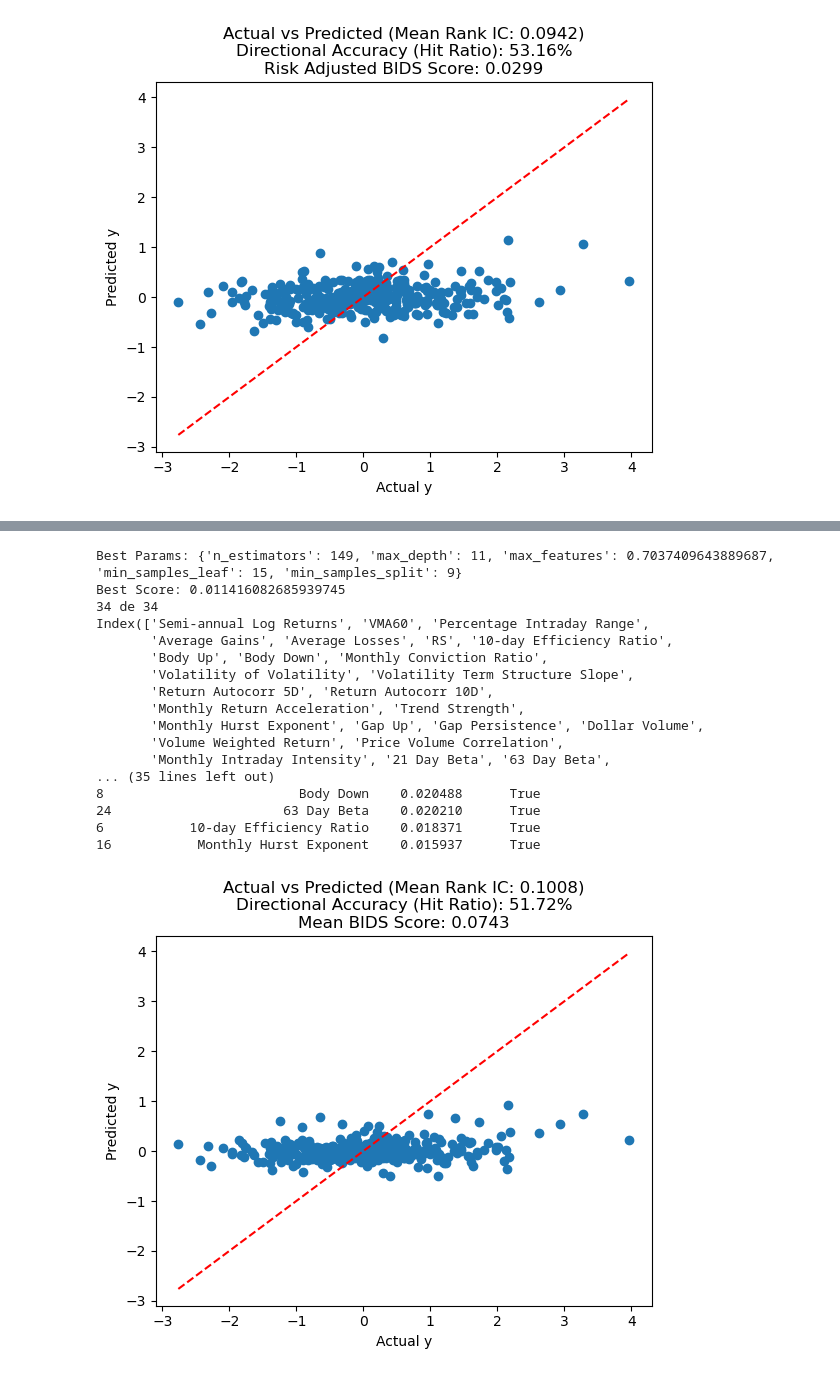
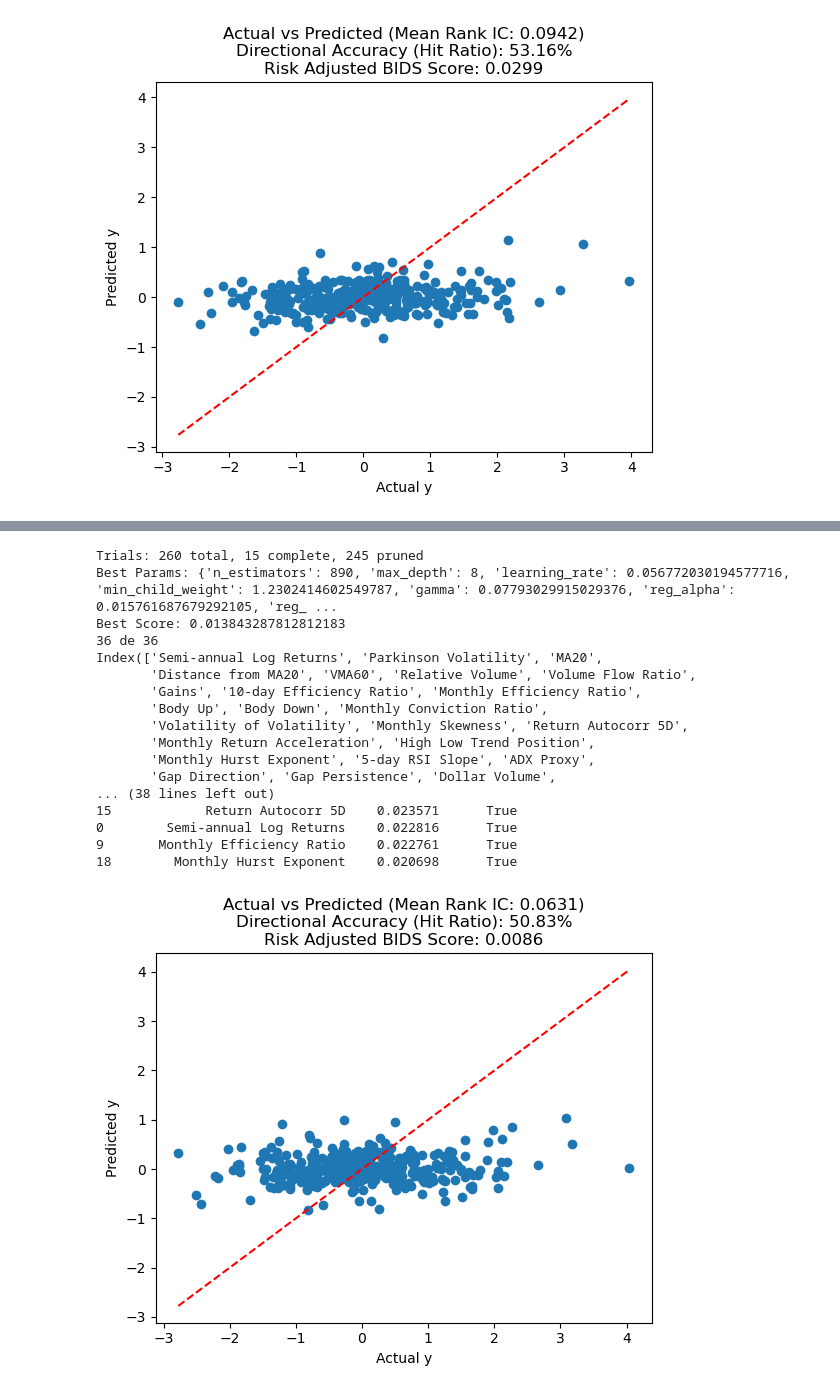
Before and after one commit to jaimebeng/TFG, a Jupyter notebook: notebooks/04_model_training.ipynb, the cells around one changed output, grey strips where cells are left out. Drawn from its saved outputs; the diff is of its cells as text; code cells hidden in the pictures.

```diff
--- a/notebooks/04_model_training.ipynb
+++ b/notebooks/04_model_training.ipynb
@@ -647,29 +775,34 @@ class RollingOptunaSearch():
 # %%
-#random forest
+# XGBoost - OPTIMIZED search space (tighter to prevent overfitting)
 
-def rf_builder(trial):
-    return RandomForestRegressor(
-        n_estimators=trial.suggest_int("n_estimators", 80, 300),
-        max_depth=trial.suggest_int("max_depth", 4, 14),
-        max_features=trial.suggest_float("max_features", 0.3, 1.0),
-        min_samples_leaf=trial.suggest_int("min_samples_leaf", 4, 18),
-        min_samples_split=trial.suggest_int("min_samples_split", 3, 12),
+def xg_builder(trial):
+    return XGBRegressor(
+        n_estimators=trial.suggest_int("n_estimators", 150, 1200),
+        max_depth=trial.suggest_int("max_depth", 5, 10),
+        learning_rate=trial.suggest_float("learning_rate", 0.005, 0.08, log=True),
+        min_child_weight=trial.suggest_float("min_child_weight", 0.8, 1.5, log=True),
+        gamma=trial.suggest_float("gamma", 0.0, 0.1),
+        reg_alpha=trial.suggest_float("reg_alpha", 1e-5, 0.05, log=True),
+        reg_lambda=trial.suggest_float("reg_lambda", 0.8, 3.0, log=True),
+        subsample=trial.suggest_float("subsample", 0.7, 1.0),
+        colsample_bytree=trial.suggest_float("colsample_bytree", 0.7, 1.0),
         n_jobs=1,
         random_state=42
     )
 
 grid = RollingOptunaSearch(
-    rf_builder,
+    xg_builder,
     min_train_size=12,
-    n_trials=300,
-    pruner=optuna.pruners.MedianPruner(n_startup_trials=8, n_warmup_steps=3),
+    n_trials=260,
+    pruner=optuna.pruners.SuccessiveHalvingPruner(min_resource=2, reduction_factor=3, min_early_stopping_rate=0),
+    sampler=optuna.samplers.TPESampler(seed=42),
     verbose=0
 )
 
 grid.fit(X_train, y_train)
+xgboost_model = grid.best_model_
 
-random_forest_model = grid.best_model_
-
+print(f"Trials: {len(grid.study_.trials)} total, {grid.completed_trials} complete, {grid.pruned_trials} pruned")
 print(f"Best Params: {grid.best_params_}")
 print("Best Score:", grid.best_score_)
 importances = grid.best_model_.feature_importances_
@@ -684,7 +817,7 @@ importance_table = pd.DataFrame({
 })
 print(importance_table.sort_values('importance', ascending=False))
 
-model = random_forest_model
+model = xgboost_model
 
 train_months = len(X_train)
 
@@ -737,19 +870,19 @@ plt.show()
-Best Params: {'n_estimators': 149, 'max_depth': 11, 'max_features': 0.7037409643889687, 'min_samples_leaf': 15, 'min_samples_split': 9}
-Best Score: 0.011416082685939745
-34 de 34
-Index(['Semi-annual Log Returns', 'VMA60', 'Percentage Intraday Range',
-       'Average Gains', 'Average Losses', 'RS', '10-day Efficiency Ratio',
+Trials: 260 total, 15 complete, 245 pruned
+Best Params: {'n_estimators': 890, 'max_depth': 8, 'learning_rate': 0.056772030194577716, 'min_child_weight': 1.2302414602549787, 'gamma': 0.07793029915029376, 'reg_alpha': 0.015761687679292105, 'reg_ ...
+Best Score: 0.013843287812812183
+36 de 36
+Index(['Semi-annual Log Returns', 'Parkinson Volatility', 'MA20',
+       'Distance from MA20', 'VMA60', 'Relative Volume', 'Volume Flow Ratio',
+       'Gains', '10-day Efficiency Ratio', 'Monthly Efficiency Ratio',
        'Body Up', 'Body Down', 'Monthly Conviction Ratio',
-       'Volatility of Volatility', 'Volatility Term Structure Slope',
-       'Return Autocorr 5D', 'Return Autocorr 10D',
-       'Monthly Return Acceleration', 'Trend Strength',
-       'Monthly Hurst Exponent', 'Gap Up', 'Gap Persistence', 'Dollar Volume',
-       'Volume Weighted Return', 'Price Volume Correlation',
-       'Monthly Intraday Intensity', '21 Day Beta', '63 Day Beta',
-... (35 lines left out)
-8                         Body Down    0.020488      True
-24                      63 Day Beta    0.020210      True
-6           10-day Efficiency Ratio    0.018371      True
-16           Monthly Hurst Exponent    0.015937      True
+       'Volatility of Volatility', 'Monthly Skewness', 'Return Autocorr 5D',
+       'Monthly Return Acceleration', 'High Low Trend Position',
+       'Monthly Hurst Exponent', '5-day RSI Slope', 'ADX Proxy',
+       'Gap Direction', 'Gap Persistence', 'Dollar Volume',
+... (38 lines left out)
+15            Return Autocorr 5D    0.023571      True
+0        Semi-annual Log Returns    0.022816      True
+9       Monthly Efficiency Ratio    0.022761      True
+18        Monthly Hurst Exponent    0.020698      True
-[figure, old version]
+[figure, new version]
 # %%
```
Also changed, not shown: parts of 16 cells of this notebook.
